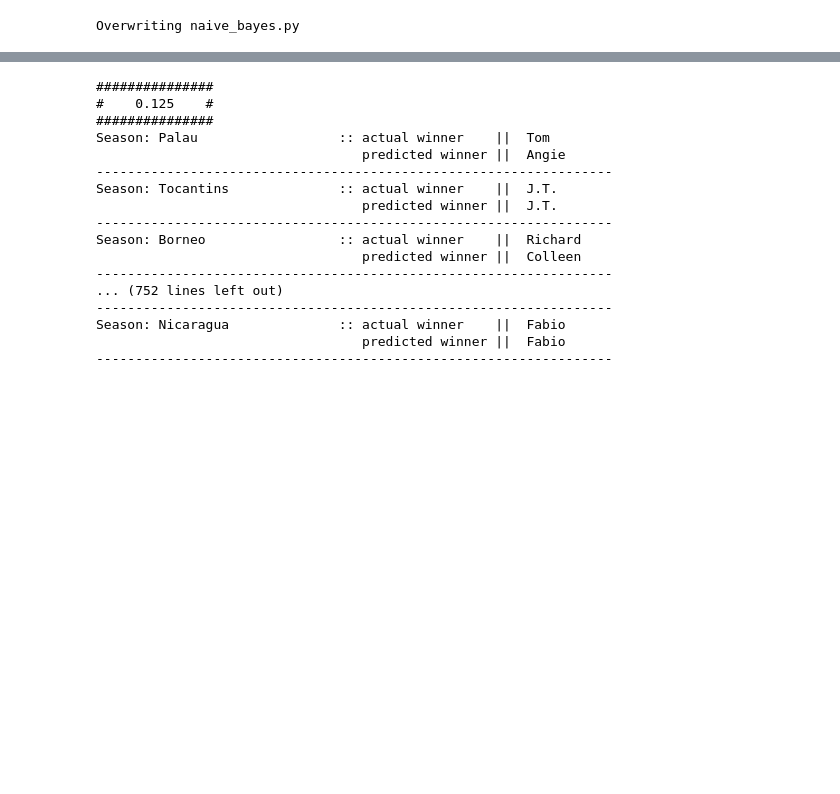
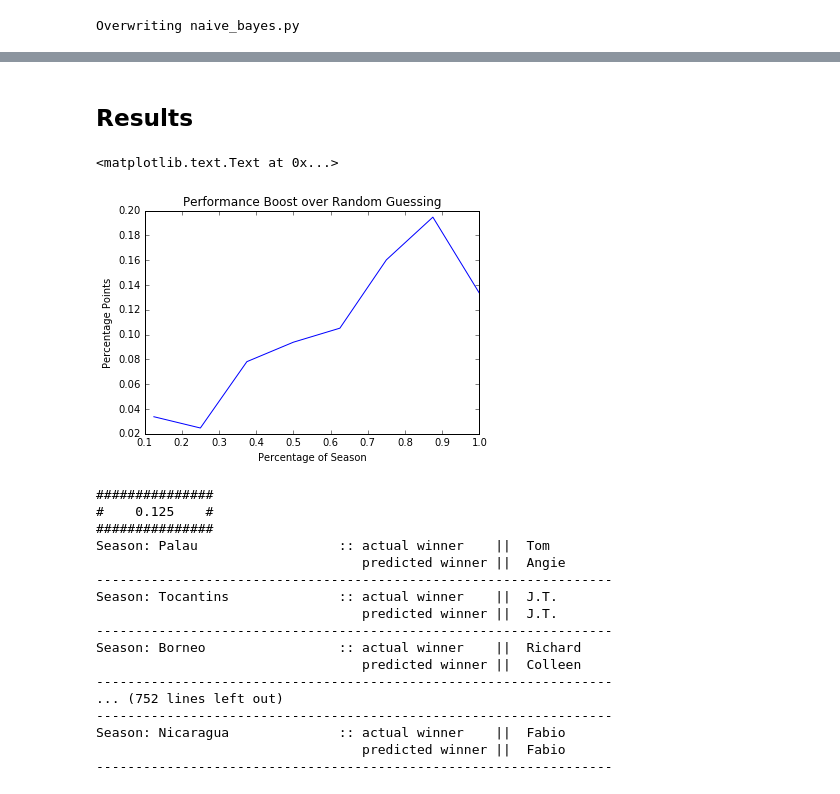
Before and after one commit to bchugit/Survivor-Project, a Jupyter notebook: naive_bayes.ipynb, the cells around one changed output, grey strips where cells are left out. Cells and saved outputs as stored; diff of their text form; code cells hidden in the pictures; blank space fills up the shorter version.

```diff
--- a/naive_bayes.ipynb
+++ b/naive_bayes.ipynb
@@ -121,6 +136,7 @@ def predict_winners(models):
             return_dict['actual_winner'] = actual_winner
             return_dict['predicted_winner'] = predicted_winner
             return_dict['match'] = actual_winner == predicted_winner
+            return_dict['num_remaining'] = df.shape[0]
 
 def predict_season_winners(seasons):
     combined_data = concat_scores(seasons)
@@ -145,6 +165,7 @@ actual_winner = []
 predicted_winner = []
 match = []
 time = []
+num_remaining = []
 for t in sorted(models.keys()):
     for s in models[t]['accuracy']:
         d = models[t]['accuracy'][s]
@@ -154,10 +175,11 @@ for t in sorted(models.keys()):
         actual_winner.append(d['actual_winner'])
         predicted_winner.append(d['predicted_winner'])
         match.append(d['match'])
+        num_remaining.append(d['num_remaining'])
 
 df = pd.DataFrame({'time': time,
                    'season': season,
                    'actual_winner': actual_winner,
                    'predicted_winner': predicted_winner,
-                   'match': match})
-df.groupby
+                   'match': match,
+                   'num_remaining': num_remaining})
@@ -182,0 +186,8 @@ df.groupby
+# %%
+results = df.groupby('time').agg({'match': 'mean',
+                                  'num_remaining': 'mean'})
+random_guessing = 1 / results.num_remaining
+
+performance_boost = results.match - random_guessing
+
+performance_boost
@@ -183,3 +205,13 @@ df.groupby
+# %% [markdown]
+## Results
+# %%
+plt.plot(performance_boost.index, performance_boost.values)
+plt.title("Performance Boost over Random Guessing")
+plt.xlabel("Percentage of Season")
+plt.ylabel("Percentage Points")
+# %% [output]
+<matplotlib.text.Text at 0x...>
+[figure, added]
 # %%
 for t in sorted(models.keys()):
     print "###############"
```
Also changed, not shown: parts of 10 cells of this notebook, 1 other file.
